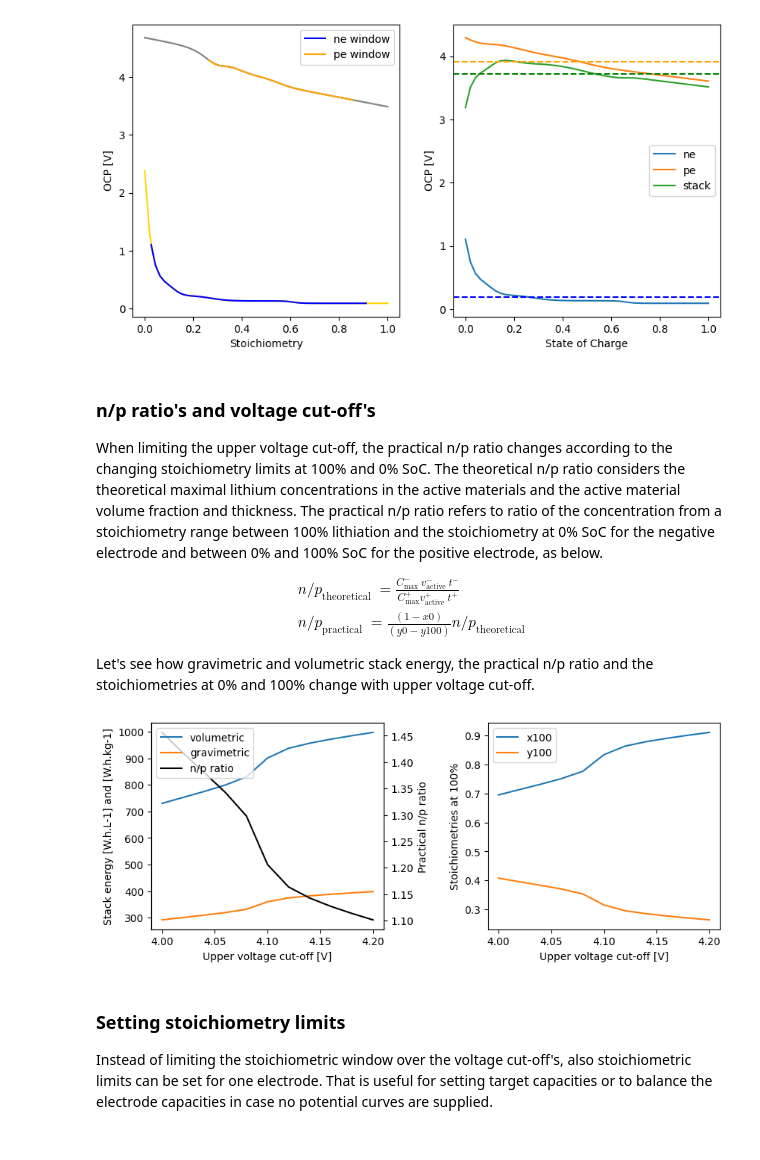
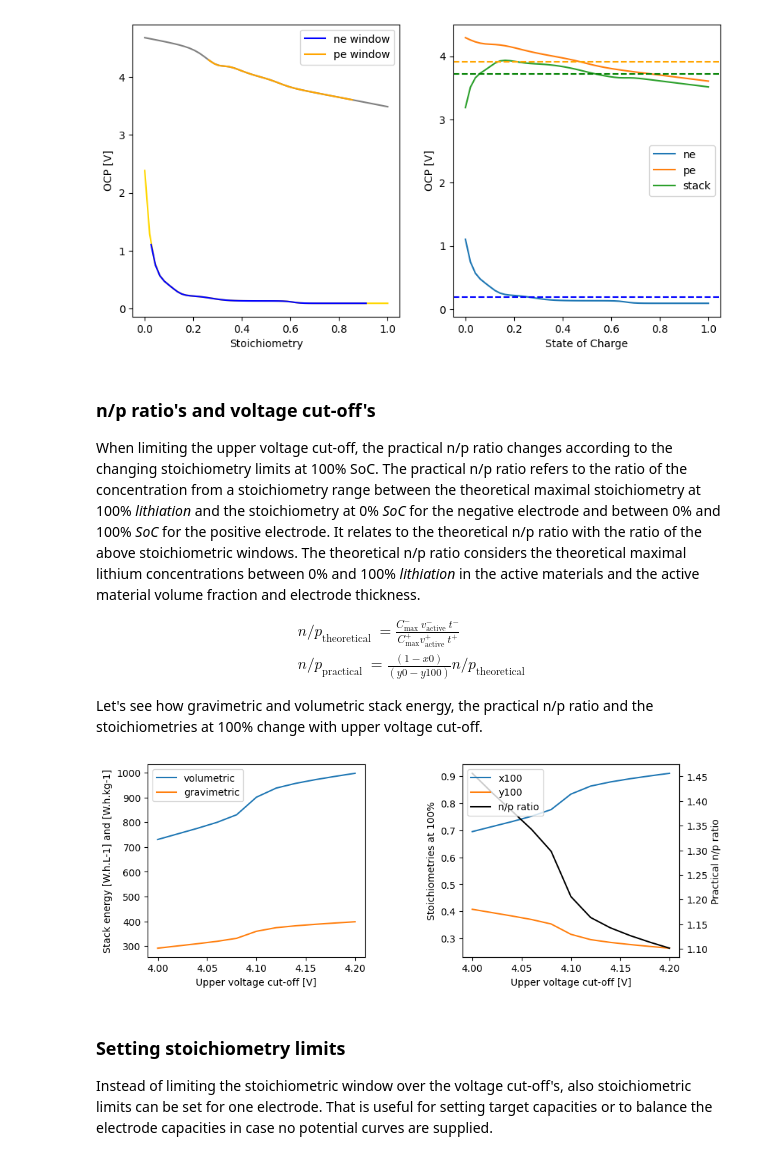
Before and after one commit to pybamm-team/pybamm-tea, a Jupyter notebook: examples/capacities_and_potentials.ipynb, the cells around one changed output. Saved outputs shown, nothing was run; the diff lists cells and outputs as text; code cells hidden in the pictures.

```diff
--- a/examples/capacities_and_potentials.ipynb
+++ b/examples/capacities_and_potentials.ipynb
@@ -24,7 +26,7 @@ input = {
 base = pybamm.ParameterValues("Chen2020")
 
 # create a TEA class
-tea_class = tea.TEA(base, input)
+tea_class = pybamm_tea.TEA(base, input)
 
 # get the stack energy
 display(tea_class.stack_energy_dataframe)
@@ -109,7 +111,7 @@ plt.show()
 # %% [markdown]
 ### n/p ratio's and voltage cut-off's
 
-When limiting the upper voltage cut-off, the practical n/p ratio changes according to the changing stoichiometry limits at 100% and 0% SoC. The theoretical n/p ratio considers the theoretical maximal lithium concentrations in the active materials and the active material volume fraction and thickness. The practical n/p ratio refers to ratio of the concentration from a stoichiometry range between 100% lithiation and the stoichiometry at 0% SoC for the negative electrode and between 0% and 100% SoC for the positive electrode, as below.
+When limiting the upper voltage cut-off, the practical n/p ratio changes according to the changing stoichiometry limits at 100% SoC. The practical n/p ratio refers to the ratio of the concentration from a stoichiometry range between the theoretical maximal stoichiometry at 100% _lithiation_ and the stoichiometry at 0% _SoC_ for the negative electrode and between 0% and 100% _SoC_ for the positive electrode. It relates to the theoretical n/p ratio with the ratio of the above stoichiometric windows. The theoretical n/p ratio considers the theoretical maximal lithium concentrations between 0% and 100% _lithiation_ in the active materials and the active material volume fraction and electrode thickness.
 
 \begin{equation*}
 \begin{aligned}
@@ -118,7 +120,7 @@ When limiting the upper voltage cut-off, the practical n/p ratio changes accordi
 \end{aligned}
 \end{equation*}
 
-Let's see how gravimetric and volumetric stack energy, the practical n/p ratio and the stoichiometries at 0% and 100% change with upper voltage cut-off.
+Let's see how gravimetric and volumetric stack energy, the practical n/p ratio and the stoichiometries at 100% change with upper voltage cut-off.
 # %%
 # generate an array of upper voltage cut-offs to loop over
 upper_cut_off_potentials = np.linspace(4, 4.2, 11)
@@ -136,43 +138,43 @@ for potential in upper_cut_off_potentials:
     input.update({"Upper voltage cut-off [V]": potential})
 
     # create a TEA classes with the updated input
-    tea_class = tea.TEA(base, input)
+    tea_class = pybamm_tea.TEA(base, input)
 
     # save the calculated the stack energy densities in the lists
     stack_volumetric_energy.append(tea_class.stack_energy.get("Volumetric stack energy [W.h.L-1]"))
     stack_gravimetric_energy.append(tea_class.stack_energy.get("Gravimetric stack energy [W.h.kg-1]"))
     n_p_ratios.append(tea_class.stack_energy.get("Practical n/p ratio"))
 
     x100s.append(tea_class.stack_energy.get("Negative electrode stoichiometry at 100% SoC"))
     y100s.append(tea_class.stack_energy.get("Positive electrode stoichiometry at 100% SoC"))
 
 # set up the figure
 fig, axs = plt.subplots(1, 2, figsize=(10, 5))
 fig.tight_layout(pad=7.0)
 
 # plot stack energy and n/p ratio vs. the upper voltage cut-off
 axs[0].plot(upper_cut_off_potentials, stack_volumetric_energy, label="volumetric")
 axs[0].plot(upper_cut_off_potentials, stack_gravimetric_energy, label="gravimetric")
 axs[0].set_xlabel("Upper voltage cut-off [V]")
 axs[0].set_ylabel("Stack energy [W.h.L-1] and [W.h.kg-1]")
-ax_ = axs[0].twinx()
-ax_.plot(upper_cut_off_potentials, n_p_ratios, color="black", label="n/p ratio")
-ax_.set_ylabel("Practical n/p ratio", color="black")
-ax_.tick_params(axis='y', labelcolor="black")
-lines, labels = axs[0].get_legend_handles_labels()
-lines2, labels2 = ax_.get_legend_handles_labels()
-ax_.legend(lines + lines2, labels + labels2, loc='upper left')
+axs[0].legend()
 
 # plot the stoichiometries vs the upper voltage cut-off
 axs[1].plot(upper_cut_off_potentials, x100s, label="x100")
 axs[1].plot(upper_cut_off_potentials, y100s, label="y100")
 axs[1].set_xlabel("Upper voltage cut-off [V]")
 axs[1].set_ylabel("Stoichiometries at 100%")
-axs[1].legend()
+ax_ = axs[1].twinx()
+ax_.plot(upper_cut_off_potentials, n_p_ratios, color="black", label="n/p ratio")
+ax_.set_ylabel("Practical n/p ratio", color="black")
+ax_.tick_params(axis='y', labelcolor="black")
+lines, labels = axs[1].get_legend_handles_labels()
+lines_, labels_ = ax_.get_legend_handles_labels()
+ax_.legend(lines + lines_, labels + labels_, loc='upper left')
 
 plt.show()
 # %% [output]
-[figure, old version]
+[figure, new version]
 # %% [markdown]
 ### Setting stoichiometry limits
 
```
Also changed, not shown: parts of 7 cells of this notebook, 3 other files.
